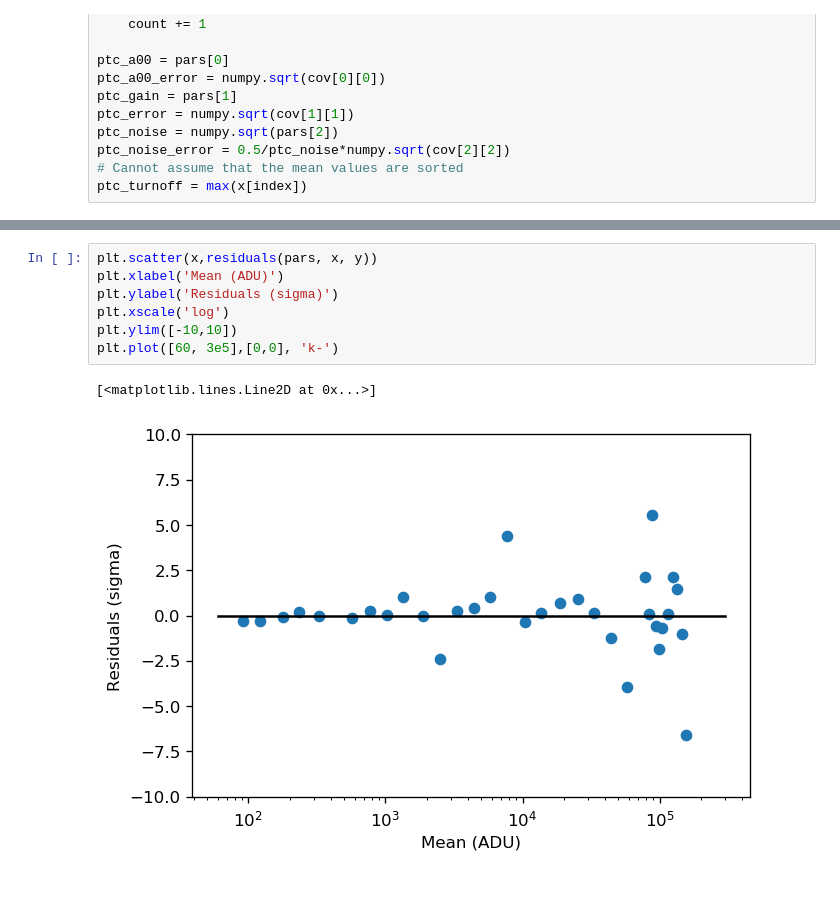
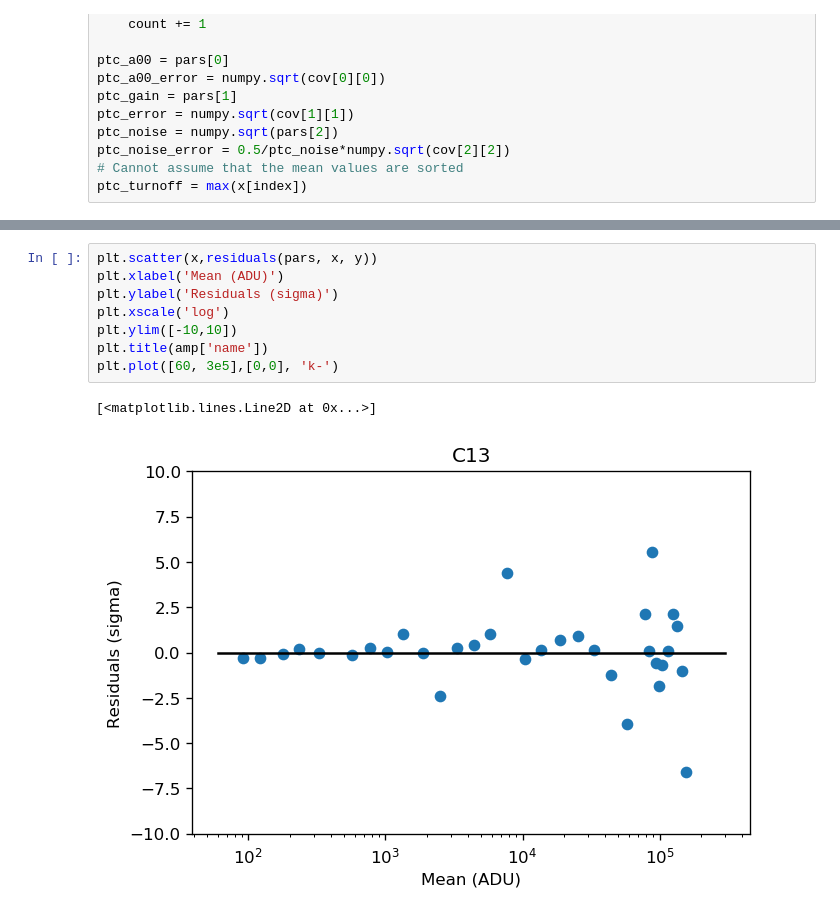
Before and after one commit to lsst/bootcamp-work, a Jupyter notebook: PTC_fit.ipynb, the cells around one changed output, grey strips where cells are left out. Drawn from its saved outputs; the diff is of its cells as text; blank space fills up the shorter version.

```diff
--- a/PTC_fit.ipynb
+++ b/PTC_fit.ipynb
@@ -189,10 +189,11 @@ plt.plot([ptc_turnoff,ptc_turnoff],[numpy.min(y[index]), numpy.max(y[index])],'k
 # %%
 plt.scatter(x,residuals(pars, x, y))
 plt.xlabel('Mean (ADU)')
 plt.ylabel('Residuals (sigma)')
 plt.xscale('log')
 plt.ylim([-10,10])
+plt.title(amp['name'])
 plt.plot([60, 3e5],[0,0], 'k-')
 # %% [output]
 [<matplotlib.lines.Line2D at 0x...>]
-[figure, old version]
+[figure, new version]
```
Also changed, not shown: parts of 5 cells of this notebook.
